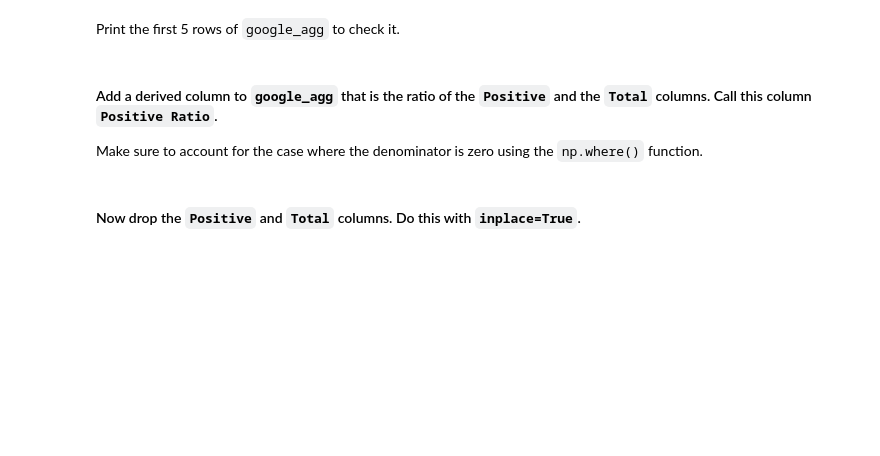
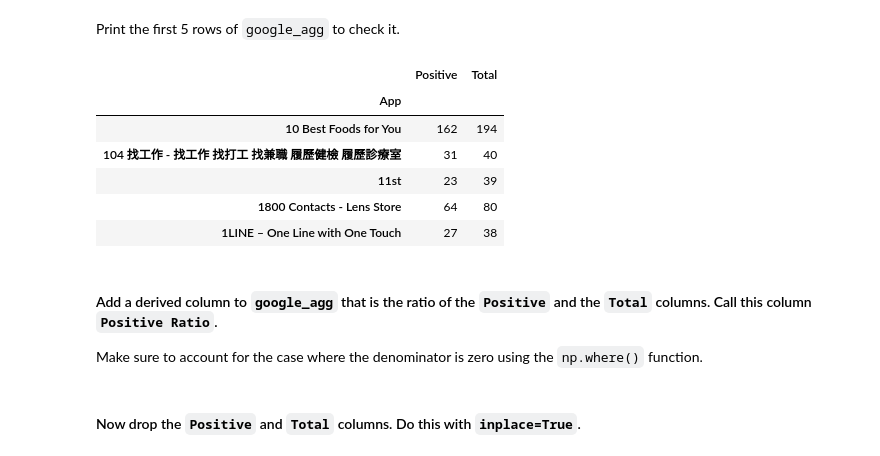
Before and after one commit to ta-data-remote/lab-supervised-learning-feature-extraction, a Jupyter notebook: your-code/notebooks/main.ipynb, the cells around one changed output. Drawn from its saved outputs; the diff is of its cells as text; code cells hidden in the pictures; blank space fills up the shorter version.

```diff
--- a/your-code/notebooks/main.ipynb
+++ b/your-code/notebooks/main.ipynb
@@ -262,2 +389,4 @@ In the next cell, drop all rows with missing data using the `dropna()` function
+# %%
+review_missing_removed = google_reviews.dropna().reset_index()
 # %% [markdown]
 #### Now, use the `value_counts()` function ([documentation](https://pandas.pydata.org/pandas-docs/stable/generated/pandas.Series.value_counts.html)) to get a sense on how many apps are in this dataset and their review counts.
@@ -290,7 +432,8 @@ def positive_function(x):
     Returns:
         The number of occurrences of `Positive` in the column data.
     """
-    return 0
+    count = np.where( x == 'Positive', 1,0)
+    return count.sum()
 # %% [markdown]
 #### Step 2: Create a new dataframe to contain the `App` name, the number of positive reviews, and the total number of reviews of each app
 
@@ -309,0 +451,2 @@ As of Pandas v0.23.4, you may opt to supply an array or an object to `agg()`. If
+# %%
+google_agg = review_missing_removed.groupby(['App']).agg({'Sentiment':[positive_function,'count']})
@@ -314,3 +457,13 @@ Print the first 5 rows of `google_agg` to check it.
+# %%
+google_agg.head()
+# %% [output]
+|  | Positive | Total |
+| App |  |  |
+| 10 Best Foods for You | 162 | 194 |
+| 104 找工作 - 找工作 找打工 找兼職 履歷健檢 履歷診療室 | 31 | 40 |
+| 11st | 23 | 39 |
+| 1800 Contacts - Lens Store | 64 | 80 |
+| 1LINE – One Line with One Touch | 27 | 38 |
 # %% [markdown]
 #### Add a derived column to `google_agg` that is the ratio of the `Positive` and the `Total` columns. Call this column `Positive Ratio`.
 
```
Also changed, not shown: parts of 52 cells of this notebook.
